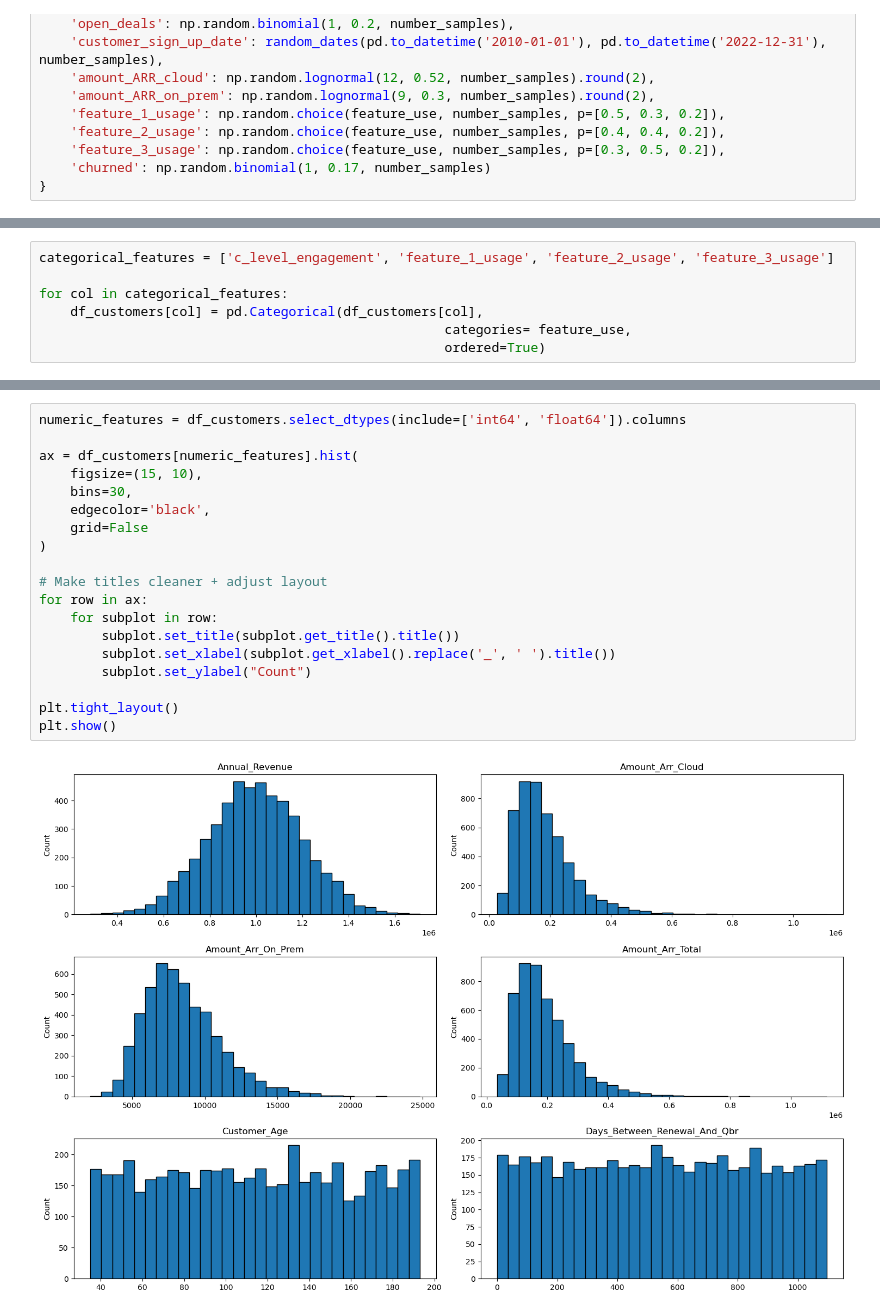
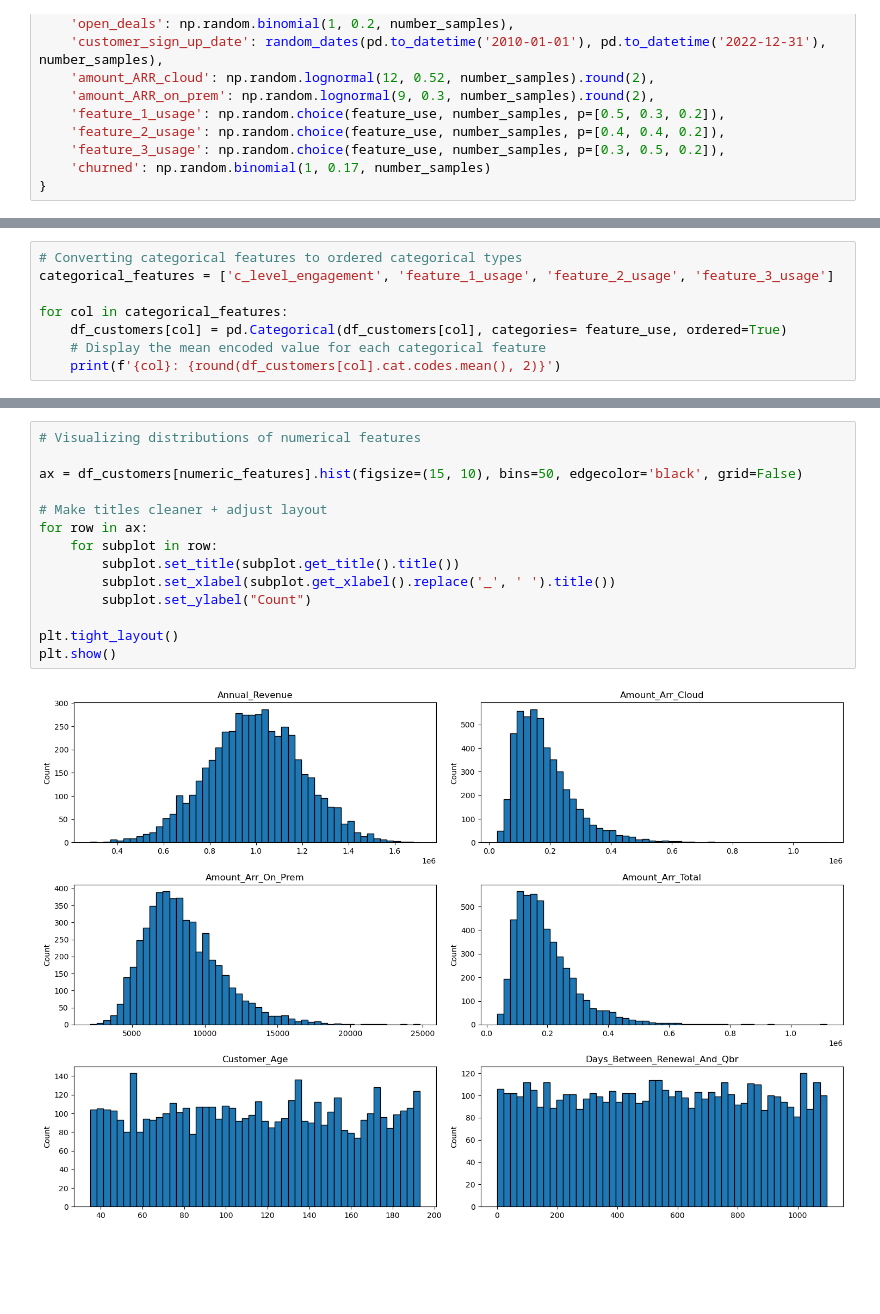
Before and after one commit to YI75/Renewal_Prediction_ML_Project, a Jupyter notebook: renewals.ipynb, the cells around one changed output, grey strips where cells are left out. Drawn from its saved outputs; the diff is of its cells as text; blank space fills up the shorter version.

```diff
--- a/renewals.ipynb
+++ b/renewals.ipynb
@@ -112,9 +162,10 @@ df_customers.describe()
 | max | 5000.000000 | 2343.000000 | 1.708813e+06 | 1.000000 | 2022-12-30 00:00:00 | 1.109749e+06 | ... |
 | std | 1443.520003 | 246.976456 | 2.040639e+05 | 0.393128 | NaN | 1.020004e+05 | ... |
 # %%
+# Converting categorical features to ordered categorical types
 categorical_features = ['c_level_engagement', 'feature_1_usage', 'feature_2_usage', 'feature_3_usage']
 
 for col in categorical_features:
-    df_customers[col] = pd.Categorical(df_customers[col],
-                                                    categories= feature_use,
-                                                    ordered=True)
+    df_customers[col] = pd.Categorical(df_customers[col], categories= feature_use, ordered=True)
+    # Display the mean encoded value for each categorical feature
+    print(f'{col}: {round(df_customers[col].cat.codes.mean(), 2)}')
@@ -170,23 +199,18 @@ Numeric features: ['annual_revenue', 'amount_ARR_cloud', 'amount_ARR_on_prem', '
 Categorical features: ['c_level_engagement', 'feature_1_usage', 'feature_2_usage', 'feature_3_usage']
 Nominal categorical features: ['industry']
 # %%
-numeric_features = df_customers.select_dtypes(include=['int64', 'float64']).columns
+# Visualizing distributions of numerical features
 
-ax = df_customers[numeric_features].hist(
-    figsize=(15, 10),
-    bins=30,
-    edgecolor='black',
-    grid=False
-)
+ax = df_customers[numeric_features].hist(figsize=(15, 10), bins=50, edgecolor='black', grid=False)
 
 # Make titles cleaner + adjust layout
 for row in ax:
     for subplot in row:
         subplot.set_title(subplot.get_title().title())
         subplot.set_xlabel(subplot.get_xlabel().replace('_', ' ').title())
         subplot.set_ylabel("Count")
 
 plt.tight_layout()
 plt.show()
 # %% [output]
-[figure, old version]
+[figure, new version]
```
Also changed, not shown: parts of 36 cells of this notebook.
